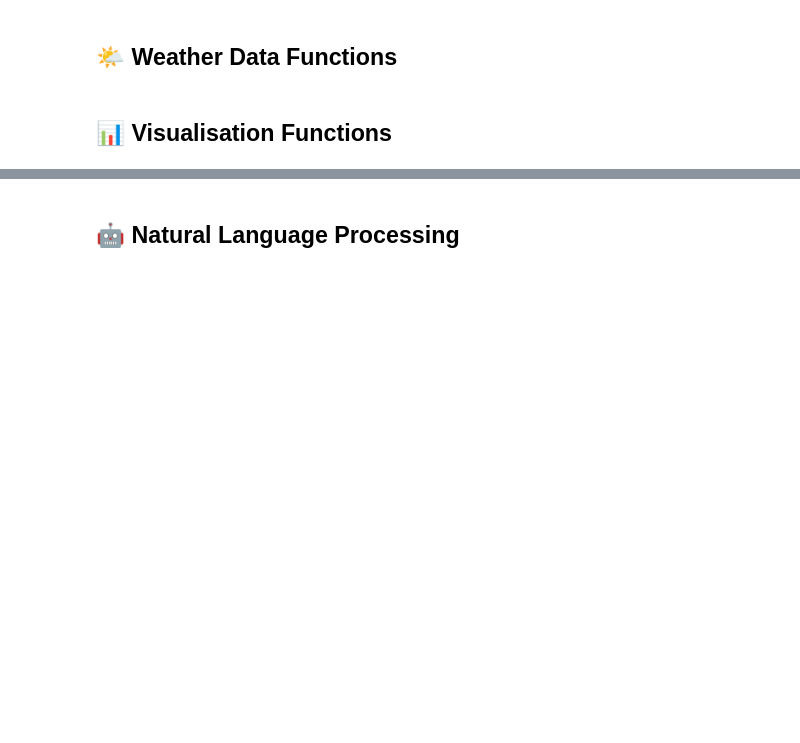
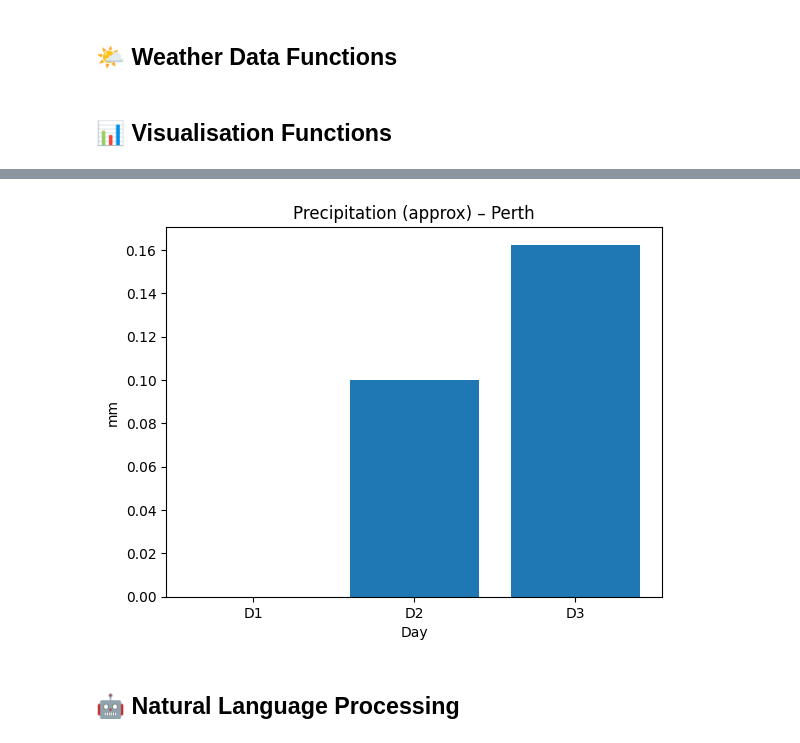
Before and after one commit to chunyinlo/ISYS5002-Assigment2, a Jupyter notebook: starter_notebook.ipynb, the cells around one changed output, grey strips where cells are left out. Cells and saved outputs as stored; diff of their text form; code cells hidden in the pictures; blank space fills up the shorter version.

```diff
--- a/starter_notebook.ipynb
+++ b/starter_notebook.ipynb
@@ -89,17 +126,60 @@ def create_temperature_visualisation(weather_data, output_type='display'):
-# %%
-
-def create_precipitation_visualisation(weather_data, output_type='display'):
-    """
-    Create visualisation of precipitation data.
-
-    Args:
-        weather_data (dict): The processed weather data
-        output_type (str): Either 'display' to show in notebook or 'figure' to return the figure
-
-    Returns:
-        If output_type is 'figure', returns the matplotlib figure object
-        Otherwise, displays the visualisation in the notebook
-    """
-    pass
+# %%
+def create_precipitation_visualisation(weather_data, output_type='display', method="mean24"):
+    """
+    Create visualisation of precipitation data.
+
+    Args:
+        weather_data (dict): The processed weather data
+        output_type (str): Either 'display' to show in notebook or 'figure' to return the figure
+
+    Returns:
+        If output_type is 'figure', returns the matplotlib figure object
+        Otherwise, displays the visualisation in the notebook
+    """
+
+    """
+    Bar chart of approximate daily precipitation (mm).
+    method: 'mean8' | 'mean24' | 'sum'  (uses daily_precip_mm helper)
+    """
+    days = weather_data.get("days", [])
+    if not days:
+        raise ValueError("No forecast days in weather_data")
+
+    def daily_precip_mm(day, method="mean24"):
+      hourly = day.get("hourly", []) or []
+      vals = []
+      hours = hourly[:8] if method == "mean8" else hourly
+      for h in hours:
+        try:
+            vals.append(float(h.get("precipMM", 0.0)))
+        except:
+            pass
+      if not vals:
+        return 0.0
+      if method == "sum":
+        return sum(vals)
+      return sum(vals) / float(len(vals))
+
+    xs, rains = [], []
+    for i, d in enumerate(days):
+        xs.append(f"D{i+1}")
+        # requires daily_precip_mm(day, method) defined in previous cell
+        mm = daily_precip_mm(d, method=method)
+        rains.append(mm)
+
+    fig, ax = plt.subplots()
+    ax.bar(xs, rains)
+    ax.set_title(f"Precipitation (approx) – {weather_data.get('location','')}")
+    ax.set_xlabel("Day"); ax.set_ylabel("mm")
+
+    if output_type == "figure":
+        return fig
+    plt.show()
+    return None
+
+wd = get_weather_data("Perth", 3)
+create_precipitation_visualisation(wd)
+# %% [output]
+[figure, added]
 # %% [markdown]
 ## 🤖 Natural Language Processing
```
Also changed, not shown: parts of 13 cells of this notebook.
